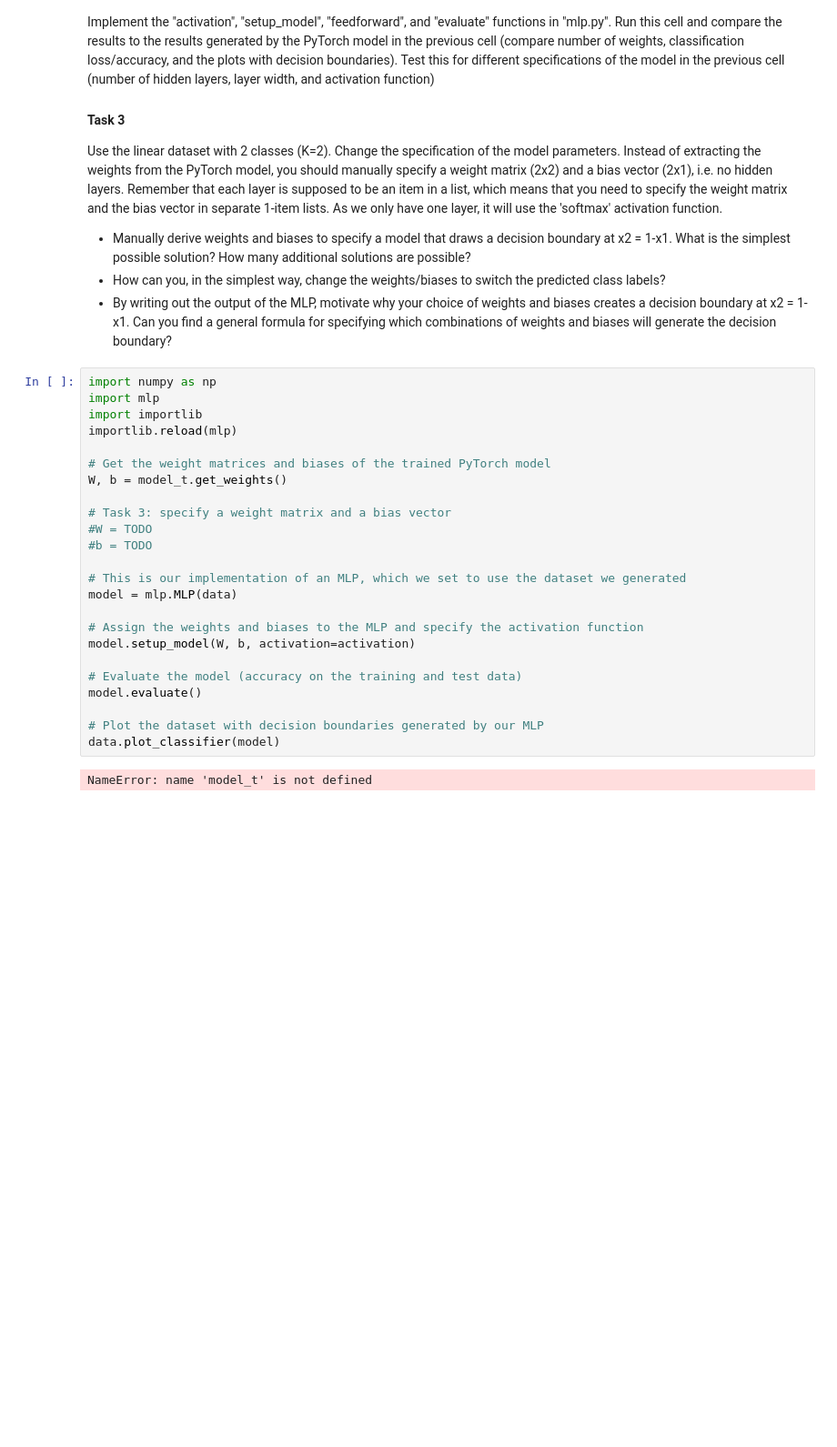
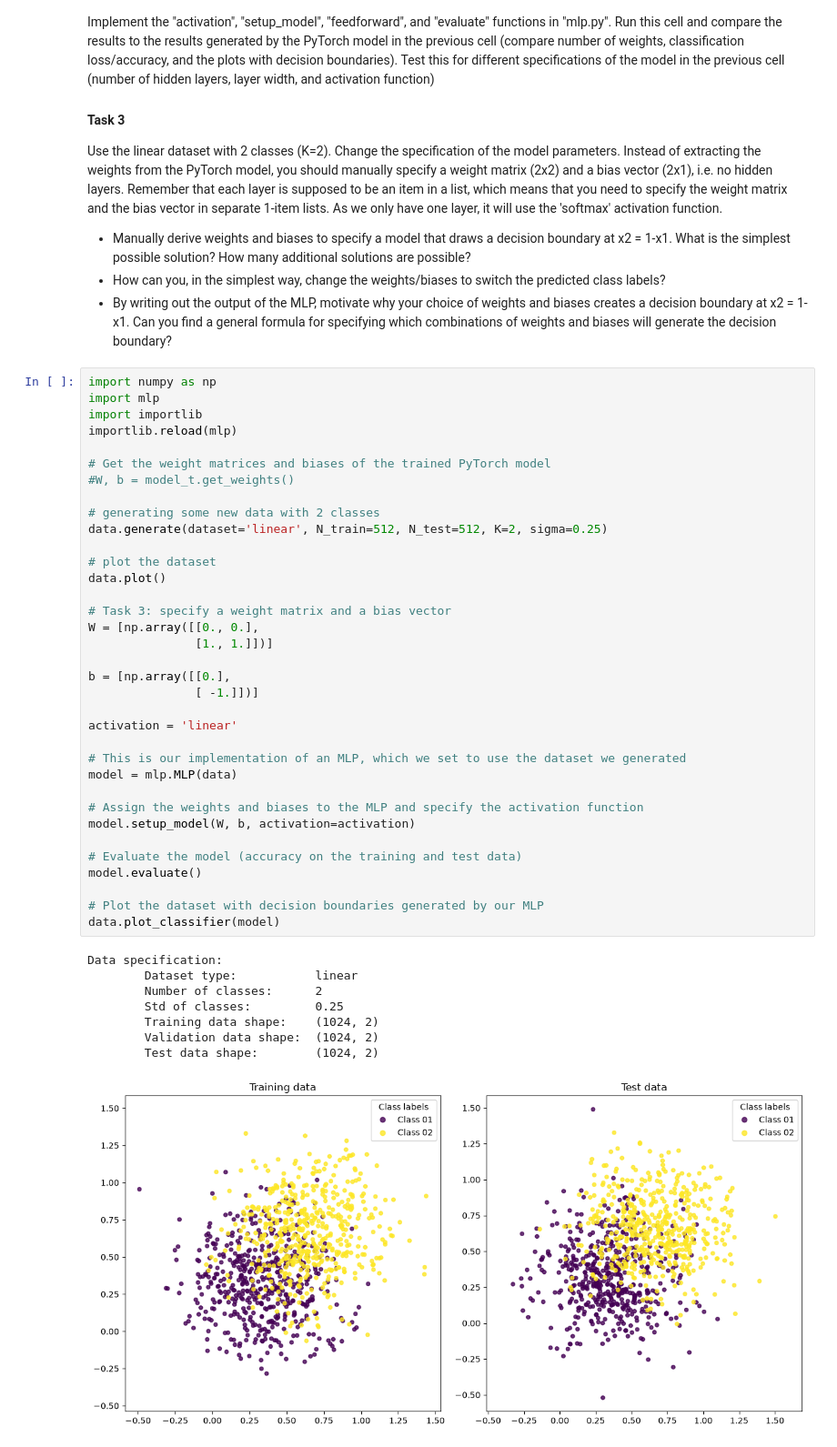
Before and after one commit to SamuelHellqvist/tnm112_labs, a Jupyter notebook: lab01/lab01.ipynb, the cells around one changed output. Shown at 91% size. Cells and saved outputs as stored; diff of their text form; blank space fills up the shorter version.

```diff
--- a/lab01/lab01.ipynb
+++ b/lab01/lab01.ipynb
@@ -168,26 +177,44 @@ Use the linear dataset with 2 classes (K=2). Change the specification of the mod
 # %%
 import numpy as np
 import mlp
 import importlib
 importlib.reload(mlp)
 
 # Get the weight matrices and biases of the trained PyTorch model
-W, b = model_t.get_weights()
+#W, b = model_t.get_weights()
+
+# generating some new data with 2 classes
+data.generate(dataset='linear', N_train=512, N_test=512, K=2, sigma=0.25)
+
+# plot the dataset
+data.plot()
 
 # Task 3: specify a weight matrix and a bias vector
-#W = TODO
-#b = TODO
+W = [np.array([[0., 0.],
+               [1., 1.]])]
+
+b = [np.array([[0.],
+               [ -1.]])]
+
+activation = 'linear'
 
 # This is our implementation of an MLP, which we set to use the dataset we generated
 model = mlp.MLP(data)
 
 # Assign the weights and biases to the MLP and specify the activation function
 model.setup_model(W, b, activation=activation)
 
 # Evaluate the model (accuracy on the training and test data)
 model.evaluate()
 
 # Plot the dataset with decision boundaries generated by our MLP
 data.plot_classifier(model)
 # %% [output]
-NameError: name 'model_t' is not defined
+Data specification:
+        Dataset type:           linear
+        Number of classes:      2
+        Std of classes:         0.25
+        Training data shape:    (1024, 2)
+        Validation data shape:  (1024, 2)
+        Test data shape:        (1024, 2)
+[figure, added]
```
Also changed, not shown: parts of 3 cells of this notebook, 2 other files.
